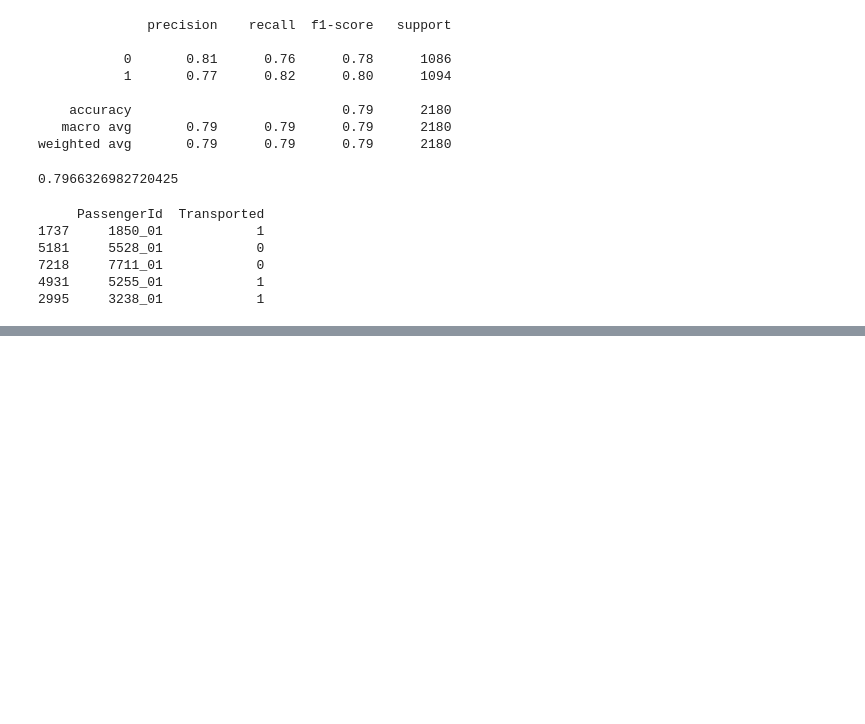
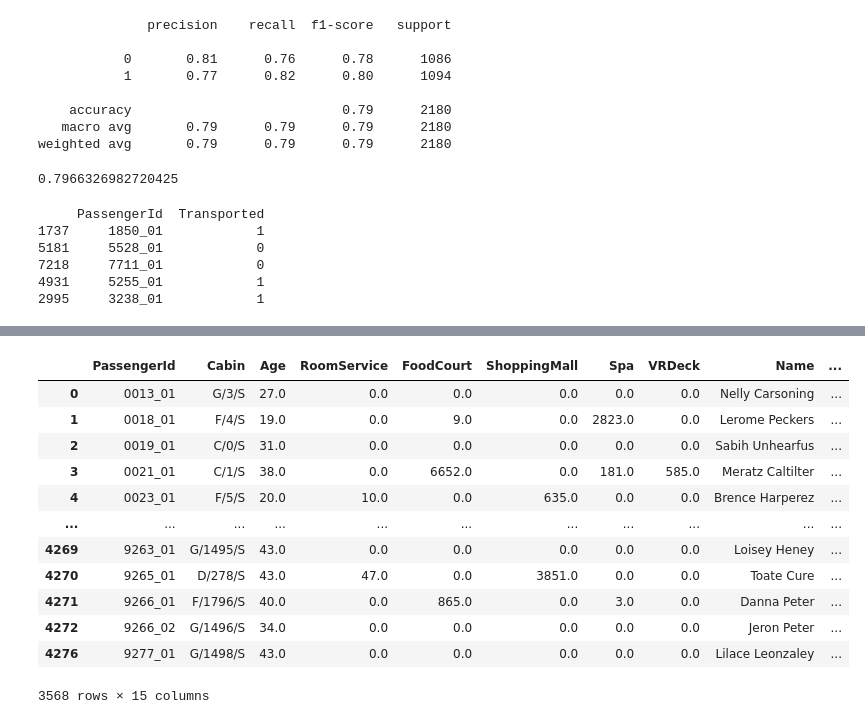
Before and after one commit to Mohit352-bit/Kaggle-Projects, a Jupyter notebook: Space Titanic.ipynb, the cells around one changed output, grey strips where cells are left out. Drawn from its saved outputs; the diff is of its cells as text; code cells hidden in the pictures; blank space fills up the shorter version.

```diff
--- a/Space Titanic.ipynb
+++ b/Space Titanic.ipynb
@@ -372,0 +396,18 @@ print(submission_df.head())
+# %%
+df2= pd.get_dummies(df2 ,columns=[ 'HomePlanet','CryoSleep','VIP','Destination'], drop_first=True)
+df2.dropna(inplace=True)
+df2
+# %% [output]
+|  | PassengerId | Cabin | Age | RoomService | FoodCourt | ShoppingMall | Spa | VRDeck | Name | ... |
+| 0 | 0013_01 | G/3/S | 27.0 | 0.0 | 0.0 | 0.0 | 0.0 | 0.0 | Nelly Carsoning | ... |
+| 1 | 0018_01 | F/4/S | 19.0 | 0.0 | 9.0 | 0.0 | 2823.0 | 0.0 | Lerome Peckers | ... |
+| 2 | 0019_01 | C/0/S | 31.0 | 0.0 | 0.0 | 0.0 | 0.0 | 0.0 | Sabih Unhearfus | ... |
+| 3 | 0021_01 | C/1/S | 38.0 | 0.0 | 6652.0 | 0.0 | 181.0 | 585.0 | Meratz Caltilter | ... |
+| 4 | 0023_01 | F/5/S | 20.0 | 10.0 | 0.0 | 635.0 | 0.0 | 0.0 | Brence Harperez | ... |
+| ... | ... | ... | ... | ... | ... | ... | ... | ... | ... | ... |
+| 4269 | 9263_01 | G/1495/S | 43.0 | 0.0 | 0.0 | 0.0 | 0.0 | 0.0 | Loisey Heney | ... |
+| 4270 | 9265_01 | D/278/S | 43.0 | 47.0 | 0.0 | 3851.0 | 0.0 | 0.0 | Toate Cure | ... |
+| 4271 | 9266_01 | F/1796/S | 40.0 | 0.0 | 865.0 | 0.0 | 3.0 | 0.0 | Danna Peter | ... |
+| 4272 | 9266_02 | G/1496/S | 34.0 | 0.0 | 0.0 | 0.0 | 0.0 | 0.0 | Jeron Peter | ... |
+| 4276 | 9277_01 | G/1498/S | 43.0 | 0.0 | 0.0 | 0.0 | 0.0 | 0.0 | Lilace Leonzaley | ... |
+3568 rows × 15 columns
```
Also changed, not shown: parts of 19 cells of this notebook, 1 other file.
